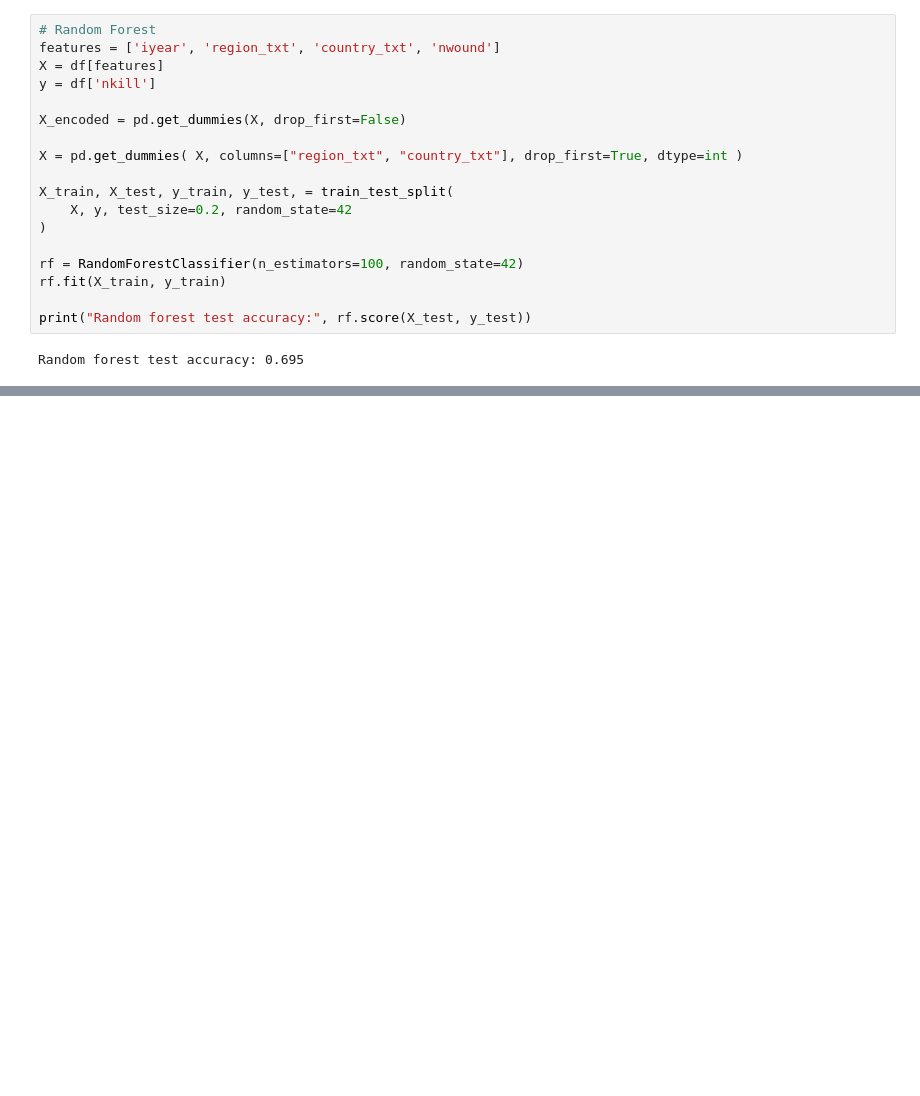
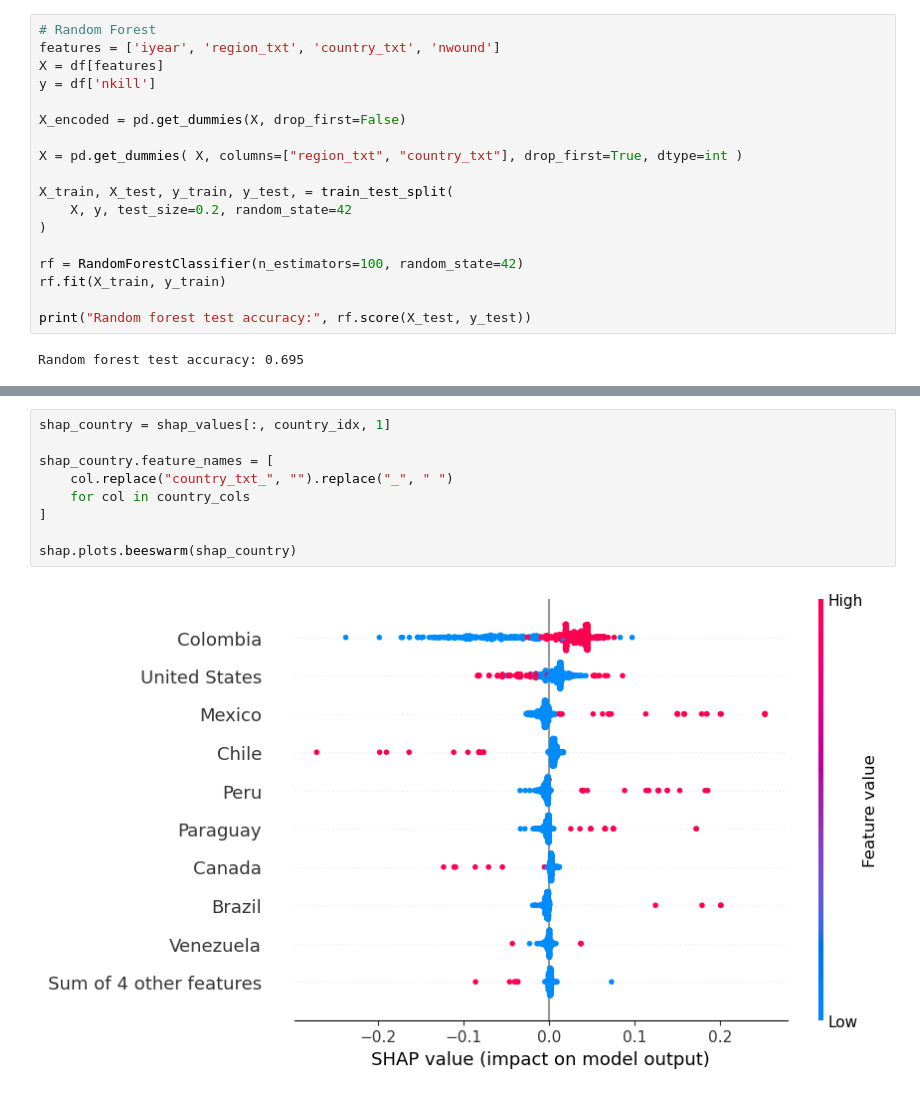
Before and after one commit to BrianFri/special_tool_case_study, a Jupyter notebook: shap.ipynb, the cells around one changed output, grey strips where cells are left out. Drawn from its saved outputs; the diff is of its cells as text; blank space fills up the shorter version.

```diff
--- a/shap.ipynb
+++ b/shap.ipynb
@@ -96,0 +126,11 @@ for feature, value in zip(rf_features, values):
+# %%
+shap_country = shap_values[:, country_idx, 1]
+
+shap_country.feature_names = [
+    col.replace("country_txt_", "").replace("_", " ")
+    for col in country_cols
+]
+
+shap.plots.beeswarm(shap_country)
+# %% [output]
+[figure, added]
```
Also changed, not shown: parts of 7 cells of this notebook.
